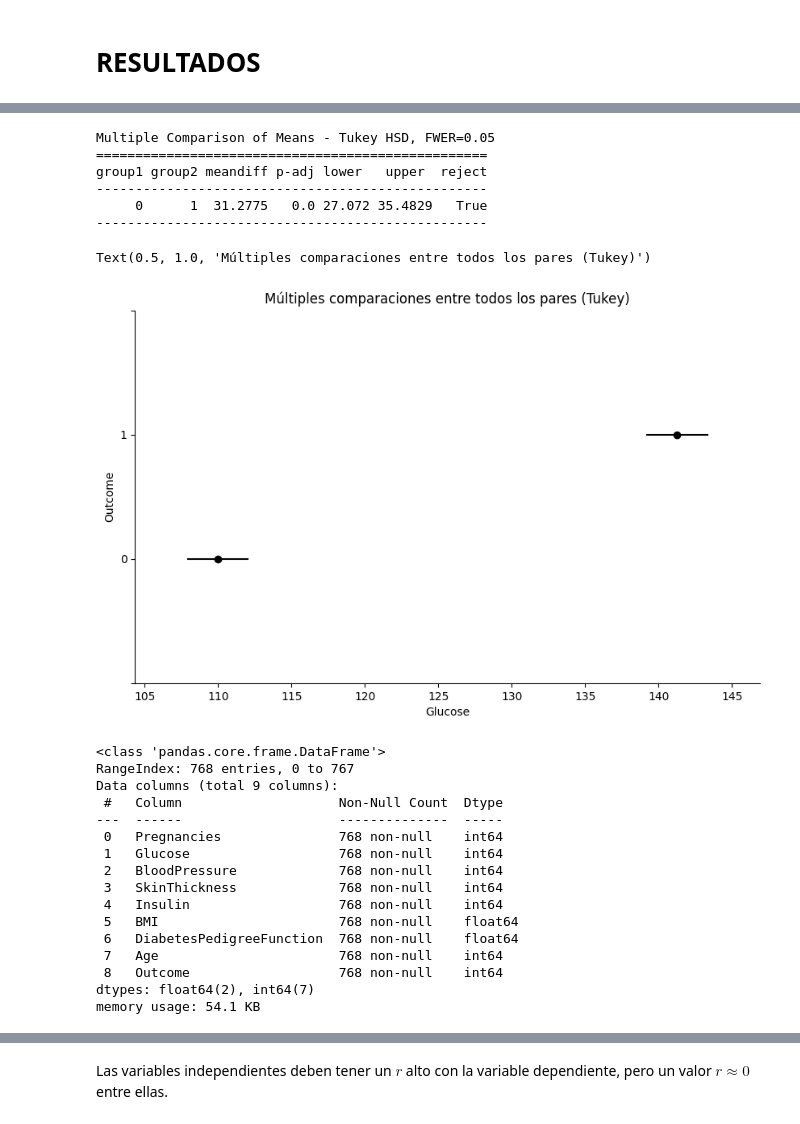
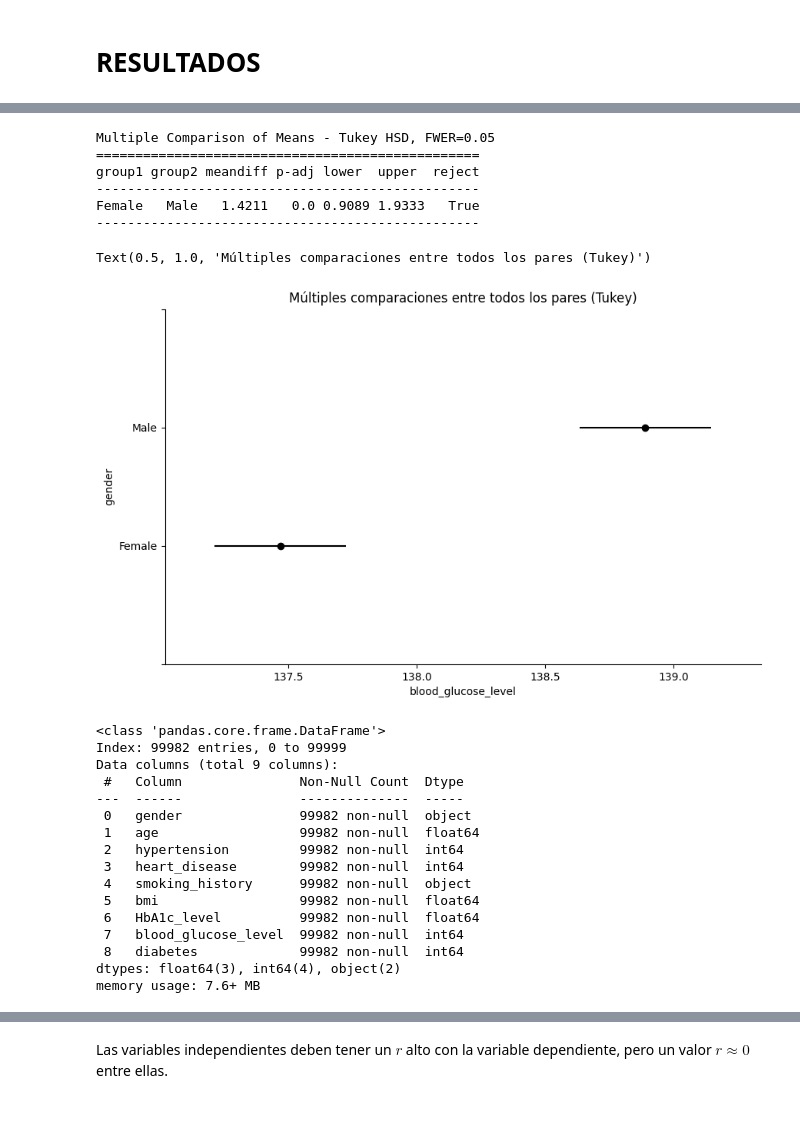
Before and after one commit to maria00med/EstadisticaVerano2026, a Jupyter notebook: Examen_Práctico.ipynb, the cells around one changed output, grey strips where cells are left out. Saved outputs shown, nothing was run; the diff lists cells and outputs as text; code cells hidden in the pictures.

```diff
--- a/Examen_Práctico.ipynb
+++ b/Examen_Práctico.ipynb
@@ -77,6 +66,6 @@ Para asegurar que el modelo es confiable y no solo producto del azar, se realiza
 # **RESULTADOS**
 # %%
 import pandas as pd
-df = pd.read_csv('/content/diabetes.csv')
+df = pd.read_csv('/content/diabetes_prediction_dataset.csv.zip')
 df
 # %% [output]
@@ -96,3 +94,5 @@ df
+# %%
+df = df[df['gender'] != 'Other']
 # %%
 df.info()
 # %% [output]
@@ -127,50 +132,50 @@ df.dropna(inplace=True)
 # %%
 # Prueba pos-hoc, porque se debe hacer después de ANOVA
 from statsmodels.stats.multicomp import pairwise_tukeyhsd
 import matplotlib.pyplot as plt
 
 nivel_de_significancia = 0.05
 
 # Prueba de Tukey
 tukey = pairwise_tukeyhsd(
-    endog=df['Glucose'], # Variable de respuesta (sustituida por 'Performance_Index')
-    groups=df['Outcome'],  # Variable categorica nominal (sustituida por 'Extracurricular_Activities')
+    endog=df['blood_glucose_level'], # Variable de respuesta (debe ser numérica)
+    groups=df['gender'],  # Variable categorica nominal
     alpha=nivel_de_significancia) # nivel de significancia
 
 # Mostrar los resultados
 print(tukey)
 
 # Gráfico de las diferencias entre grupos
-tukey.plot_simultaneous(ylabel="Outcome", xlabel="Glucose")
+tukey.plot_simultaneous(ylabel="gender", xlabel="blood_glucose_level")
 
 plt.gca().spines['right'].set_visible(False) # derecha
 plt.gca().spines['top'].set_visible(False)   # superior
 plt.title("Múltiples comparaciones entre todos los pares (Tukey)")
 # %% [output]
 Multiple Comparison of Means - Tukey HSD, FWER=0.05
-==================================================
-group1 group2 meandiff p-adj lower   upper  reject
---------------------------------------------------
-     0      1  31.2775   0.0 27.072 35.4829   True
---------------------------------------------------
+=================================================
+group1 group2 meandiff p-adj lower  upper  reject
+-------------------------------------------------
+Female   Male   1.4211   0.0 0.9089 1.9333   True
+-------------------------------------------------
 Text(0.5, 1.0, 'Múltiples comparaciones entre todos los pares (Tukey)')
-[figure, old version]
+[figure, new version]
 # %%
 df.info()
 # %% [output]
 <class 'pandas.core.frame.DataFrame'>
-RangeIndex: 768 entries, 0 to 767
+Index: 99982 entries, 0 to 99999
 Data columns (total 9 columns):
- #   Column                    Non-Null Count  Dtype
----  ------                    --------------  -----
- 0   Pregnancies               768 non-null    int64
- 1   Glucose                   768 non-null    int64
- 2   BloodPressure             768 non-null    int64
- 3   SkinThickness             768 non-null    int64
- 4   Insulin                   768 non-null    int64
- 5   BMI                       768 non-null    float64
- 6   DiabetesPedigreeFunction  768 non-null    float64
- 7   Age                       768 non-null    int64
- 8   Outcome                   768 non-null    int64
-dtypes: float64(2), int64(7)
-memory usage: 54.1 KB
+ #   Column               Non-Null Count  Dtype
+---  ------               --------------  -----
+ 0   gender               99982 non-null  object
+ 1   age                  99982 non-null  float64
+ 2   hypertension         99982 non-null  int64
+ 3   heart_disease        99982 non-null  int64
+ 4   smoking_history      99982 non-null  object
+ 5   bmi                  99982 non-null  float64
+ 6   HbA1c_level          99982 non-null  float64
+ 7   blood_glucose_level  99982 non-null  int64
+ 8   diabetes             99982 non-null  int64
+dtypes: float64(3), int64(4), object(2)
+memory usage: 7.6+ MB
```
Also changed, not shown: parts of 47 cells of this notebook.
